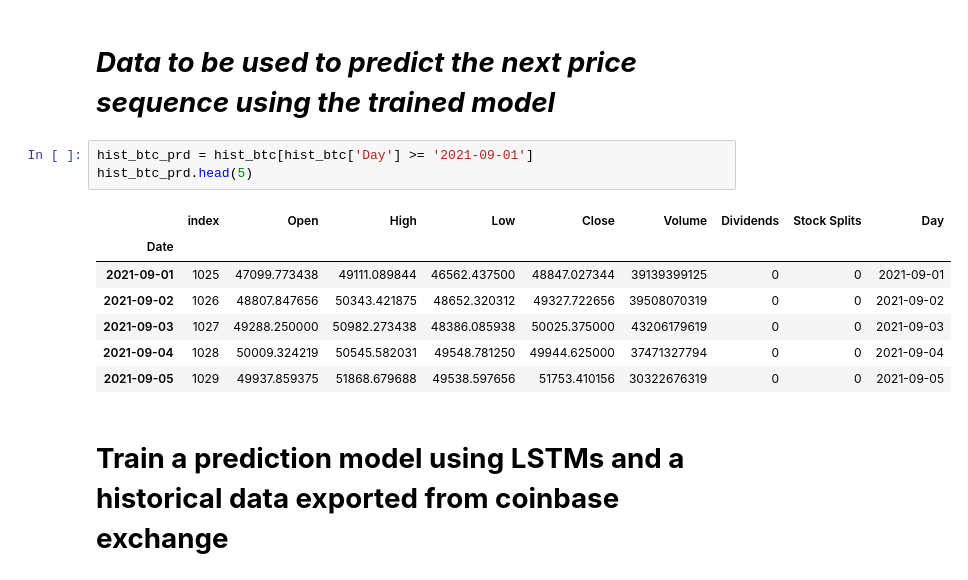
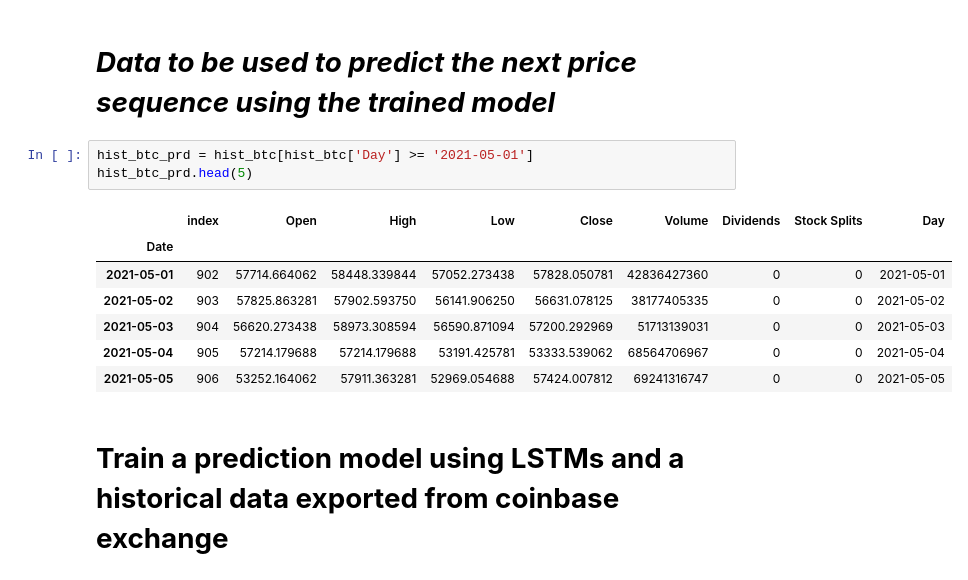
Before and after one commit to H93JEBALI/Stock-Crypto-prediction, a Jupyter notebook: Price_prediction.ipynb, the cells around one changed output. Drawn from its saved outputs; the diff is of its cells as text.

```diff
--- a/Price_prediction.ipynb
+++ b/Price_prediction.ipynb
@@ -85,16 +85,16 @@ fig.show()
 # %% [markdown]
 # ***Data to be used to predict the next price sequence using the trained model***
 # %%
-hist_btc_prd = hist_btc[hist_btc['Day'] >= '2021-09-01']
+hist_btc_prd = hist_btc[hist_btc['Day'] >= '2021-05-01']
 hist_btc_prd.head(5)
 # %% [output]
 |  | index | Open | High | Low | Close | Volume | Dividends | Stock Splits | Day |
 | Date |  |  |  |  |  |  |  |  |  |
-| 2021-09-01 | 1025 | 47099.773438 | 49111.089844 | 46562.437500 | 48847.027344 | 39139399125 | 0 | 0 | 2021-09-01 |
-| 2021-09-02 | 1026 | 48807.847656 | 50343.421875 | 48652.320312 | 49327.722656 | 39508070319 | 0 | 0 | 2021-09-02 |
-| 2021-09-03 | 1027 | 49288.250000 | 50982.273438 | 48386.085938 | 50025.375000 | 43206179619 | 0 | 0 | 2021-09-03 |
-| 2021-09-04 | 1028 | 50009.324219 | 50545.582031 | 49548.781250 | 49944.625000 | 37471327794 | 0 | 0 | 2021-09-04 |
-| 2021-09-05 | 1029 | 49937.859375 | 51868.679688 | 49538.597656 | 51753.410156 | 30322676319 | 0 | 0 | 2021-09-05 |
+| 2021-05-01 | 902 | 57714.664062 | 58448.339844 | 57052.273438 | 57828.050781 | 42836427360 | 0 | 0 | 2021-05-01 |
+| 2021-05-02 | 903 | 57825.863281 | 57902.593750 | 56141.906250 | 56631.078125 | 38177405335 | 0 | 0 | 2021-05-02 |
+| 2021-05-03 | 904 | 56620.273438 | 58973.308594 | 56590.871094 | 57200.292969 | 51713139031 | 0 | 0 | 2021-05-03 |
+| 2021-05-04 | 905 | 57214.179688 | 57214.179688 | 53191.425781 | 53333.539062 | 68564706967 | 0 | 0 | 2021-05-04 |
+| 2021-05-05 | 906 | 53252.164062 | 57911.363281 | 52969.054688 | 57424.007812 | 69241316747 | 0 | 0 | 2021-05-05 |
 # %% [markdown]
 # **Train a prediction model using LSTMs and a historical data exported from coinbase exchange**
 # %%
```
Also changed, not shown: parts of 17 cells of this notebook.
